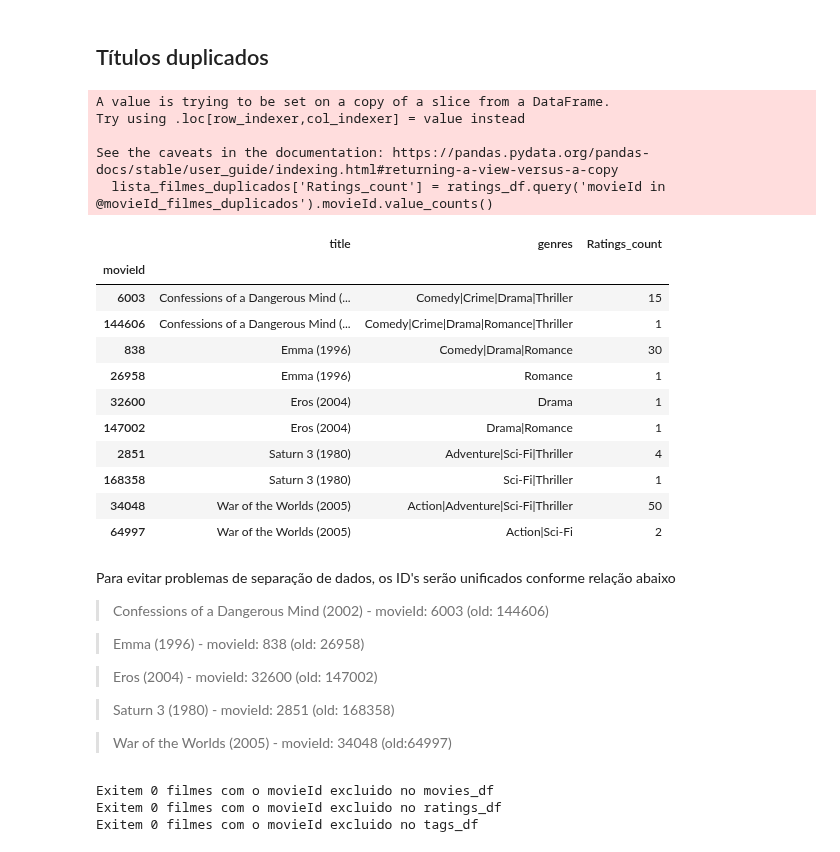
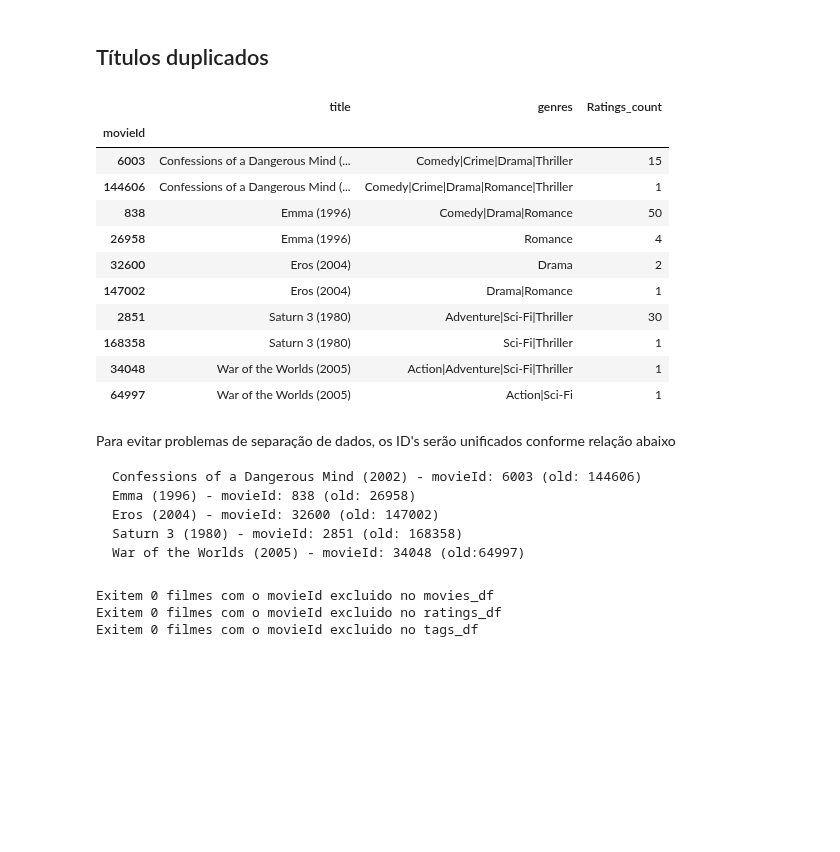
Before and after one commit to dieguim-ifsp-posCD/D1AED, a Jupyter notebook: avaliacoes/20210513-avaliacao01/AED-movie-lens-small.ipynb, the cells around one changed output. Drawn from its saved outputs; the diff is of its cells as text; code cells hidden in the pictures; blank space fills up the shorter version.

Commit message:
fix: warning on duplicated titles removal

```diff
--- a/avaliacoes/20210513-avaliacao01/AED-movie-lens-small.ipynb
+++ b/avaliacoes/20210513-avaliacao01/AED-movie-lens-small.ipynb
@@ -558,47 +558,38 @@ As tags com mais de 4 palavras serão mantidas para análise
 # %%
 # Nome dos filmes repetidos
 title_filmes_duplicados = duplicados['title']
 
 # Df com as informações dos filmes repetidos com os dados do "movies_df"
-lista_filmes_duplicados = movies_df.query('title in @title_filmes_duplicados')
+lista_filmes_duplicados = movies_df.query('title in @title_filmes_duplicados').copy()
 
 # Id dos filmes repetidos
 movieId_filmes_duplicados = lista_filmes_duplicados['movieId'].values
 
 # Quantidade de Notas atribuidas aos movieId com dados do "ratings_df"
 lista_filmes_duplicados.set_index('movieId', inplace = True)
-lista_filmes_duplicados['Ratings_count'] = ratings_df.query('movieId in @movieId_filmes_duplicados').movieId.value_counts()
+lista_filmes_duplicados['Ratings_count'] = ratings_df.query('movieId in @movieId_filmes_duplicados').movieId.value_counts().values
 lista_filmes_duplicados.sort_values(by =['title'])
 # %% [output]
-A value is trying to be set on a copy of a slice from a DataFrame.
-Try using .loc[row_indexer,col_indexer] = value instead
-
-See the caveats in the documentation: https://pandas.pydata.org/pandas-docs/stable/user_guide/indexing.html#returning-a-view-versus-a-copy
-  lista_filmes_duplicados['Ratings_count'] = ratings_df.query('movieId in @movieId_filmes_duplicados').movieId.value_counts()
 |  | title | genres | Ratings_count |
 | movieId |  |  |  |
 | 6003 | Confessions of a Dangerous Mind (... | Comedy|Crime|Drama|Thriller | 15 |
 | 144606 | Confessions of a Dangerous Mind (... | Comedy|Crime|Drama|Romance|Thriller | 1 |
-| 838 | Emma (1996) | Comedy|Drama|Romance | 30 |
-| 26958 | Emma (1996) | Romance | 1 |
-| 32600 | Eros (2004) | Drama | 1 |
+| 838 | Emma (1996) | Comedy|Drama|Romance | 50 |
+| 26958 | Emma (1996) | Romance | 4 |
+| 32600 | Eros (2004) | Drama | 2 |
 | 147002 | Eros (2004) | Drama|Romance | 1 |
-| 2851 | Saturn 3 (1980) | Adventure|Sci-Fi|Thriller | 4 |
+| 2851 | Saturn 3 (1980) | Adventure|Sci-Fi|Thriller | 30 |
 | 168358 | Saturn 3 (1980) | Sci-Fi|Thriller | 1 |
-| 34048 | War of the Worlds (2005) | Action|Adventure|Sci-Fi|Thriller | 50 |
-| 64997 | War of the Worlds (2005) | Action|Sci-Fi | 2 |
+| 34048 | War of the Worlds (2005) | Action|Adventure|Sci-Fi|Thriller | 1 |
+| 64997 | War of the Worlds (2005) | Action|Sci-Fi | 1 |
 # %% [markdown]
 Para evitar problemas de separação de dados, os ID's serão unificados conforme relação abaixo
 
-> Confessions of a Dangerous Mind (2002) - movieId: 6003 (old: 144606)
-
-> Emma (1996) - movieId: 838 (old: 26958)
-
-> Eros (2004) - movieId: 32600 (old: 147002)
-
-> Saturn 3 (1980)	- movieId: 2851 (old: 168358)
-
-> War of the Worlds (2005) - movieId: 34048 (old:64997)
+    Confessions of a Dangerous Mind (2002) - movieId: 6003 (old: 144606)
+    Emma (1996) - movieId: 838 (old: 26958)
+    Eros (2004) - movieId: 32600 (old: 147002)
+    Saturn 3 (1980)	- movieId: 2851 (old: 168358)
+    War of the Worlds (2005) - movieId: 34048 (old:64997)
 # %%
 # Lista movieId Excluidos
 movie_id_excluidos = [144606, 26958, 147002, 168358, 64997]
```
Also changed, not shown: parts of 3 cells of this notebook.
